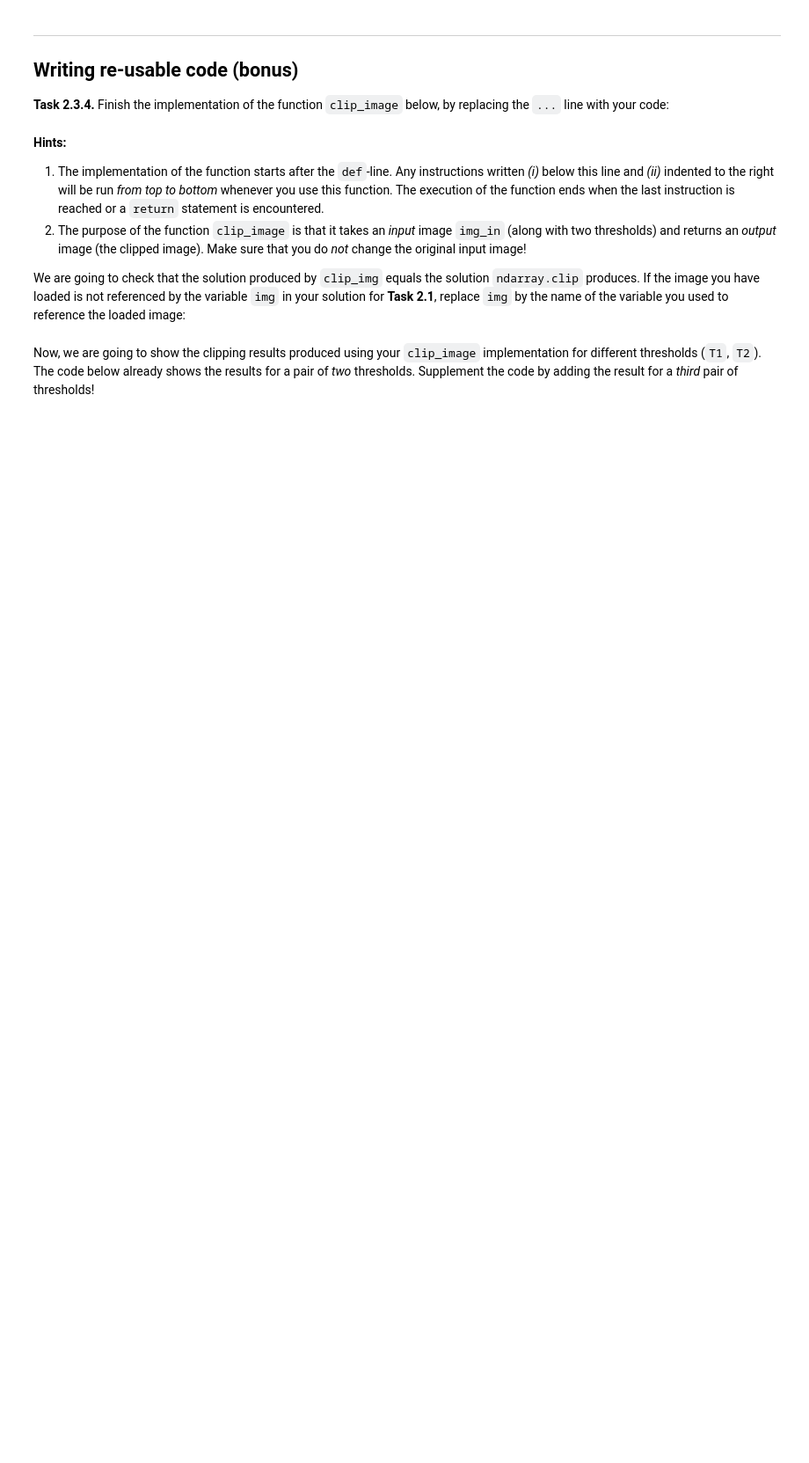
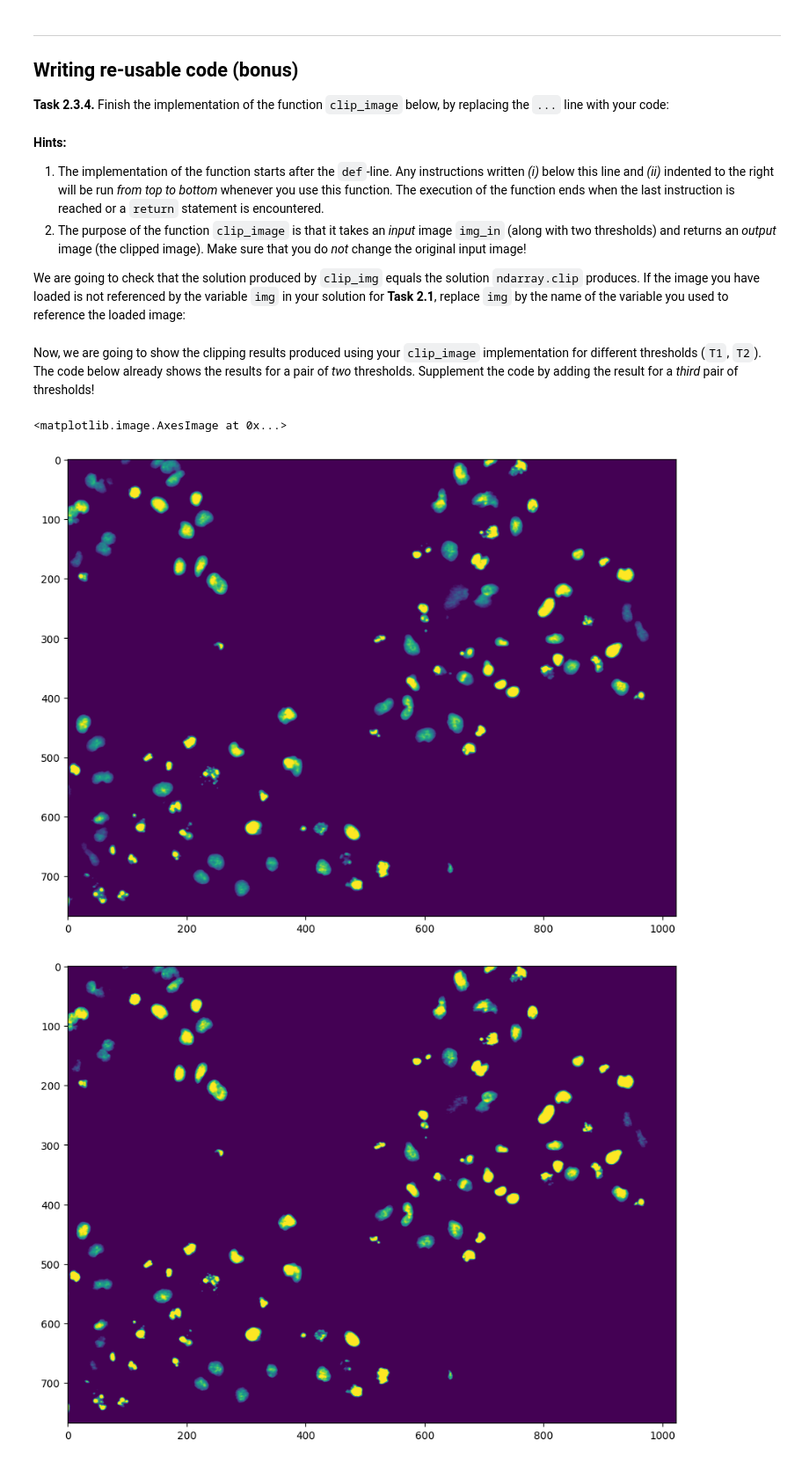
Before and after one commit to evgr5/mobi-fs3-python, a Jupyter notebook: task2.ipynb, the cells around one changed output. Shown at 88% size. Drawn from its saved outputs; the diff is of its cells as text; code cells hidden in the pictures; blank space fills up the shorter version.

```diff
--- a/task2.ipynb
+++ b/task2.ipynb
@@ -95,13 +95,13 @@ plt.colorbar()
 **<a id="#">Task 2.3.4.</a>** Finish the implementation of the function `clip_image` below, by replacing the `...` line with your code:
 # %%
 def clip_image(img_in, T1, T2):
-    img2 =img.copy()
-    pic = numpy.ndindex(img.shape)
+    img2 =img_in.copy()
+    pic = numpy.ndindex(img_in.shape)
     for i in pic:
-        if img2[[0],[1]]<T1:
-          img2[[0],[1]] = T1
-        if img2[[0],[1]]>T2:
-            img2[[0],[1]] = T2
+        if img2[i]<T1:
+          img2[i] = T1
+        if img2[i]>T2:
+            img2[i] = T2
     result = img2
     return result
 # %% [markdown]
@@ -117,8 +117,13 @@ Now, we are going to show the clipping results produced using your `clip_image`
 # %%
 plt.figure(figsize=(15,8))
 plt.imshow(clip_image(img, 0.2, 0.8))
 
 plt.figure(figsize=(15,8))
 plt.imshow(clip_image(img, 0.3, 0.7))
 
-# here goes your code
+plt.figure(figsize=(15,8))
+plt.imshow(clip_image(img, 0.4, 0.6))
+# %% [output]
+<matplotlib.image.AxesImage at 0x...>
+[figure, added]
+[figure, added]
```
Also changed, not shown: parts of 2 cells of this notebook.
